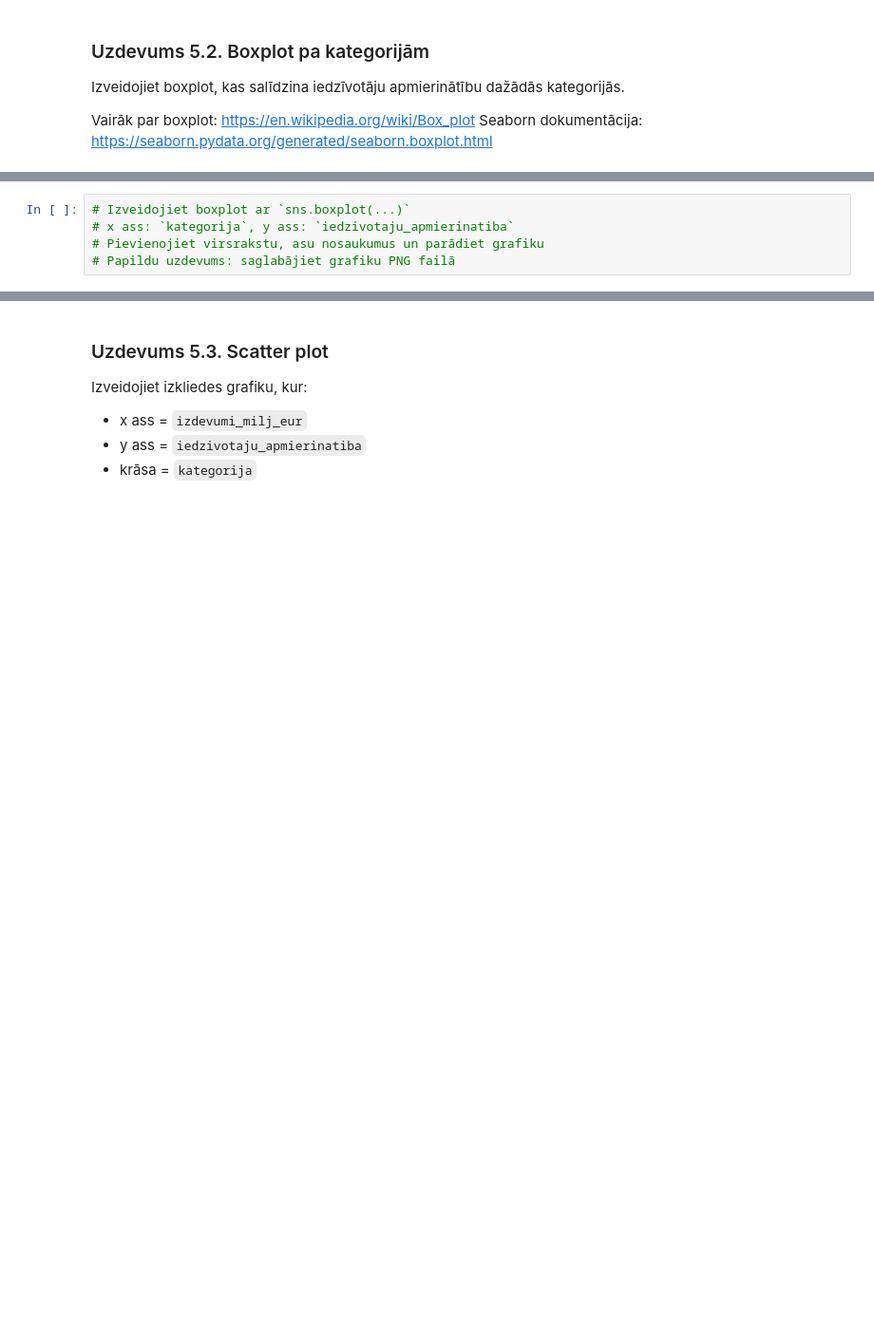
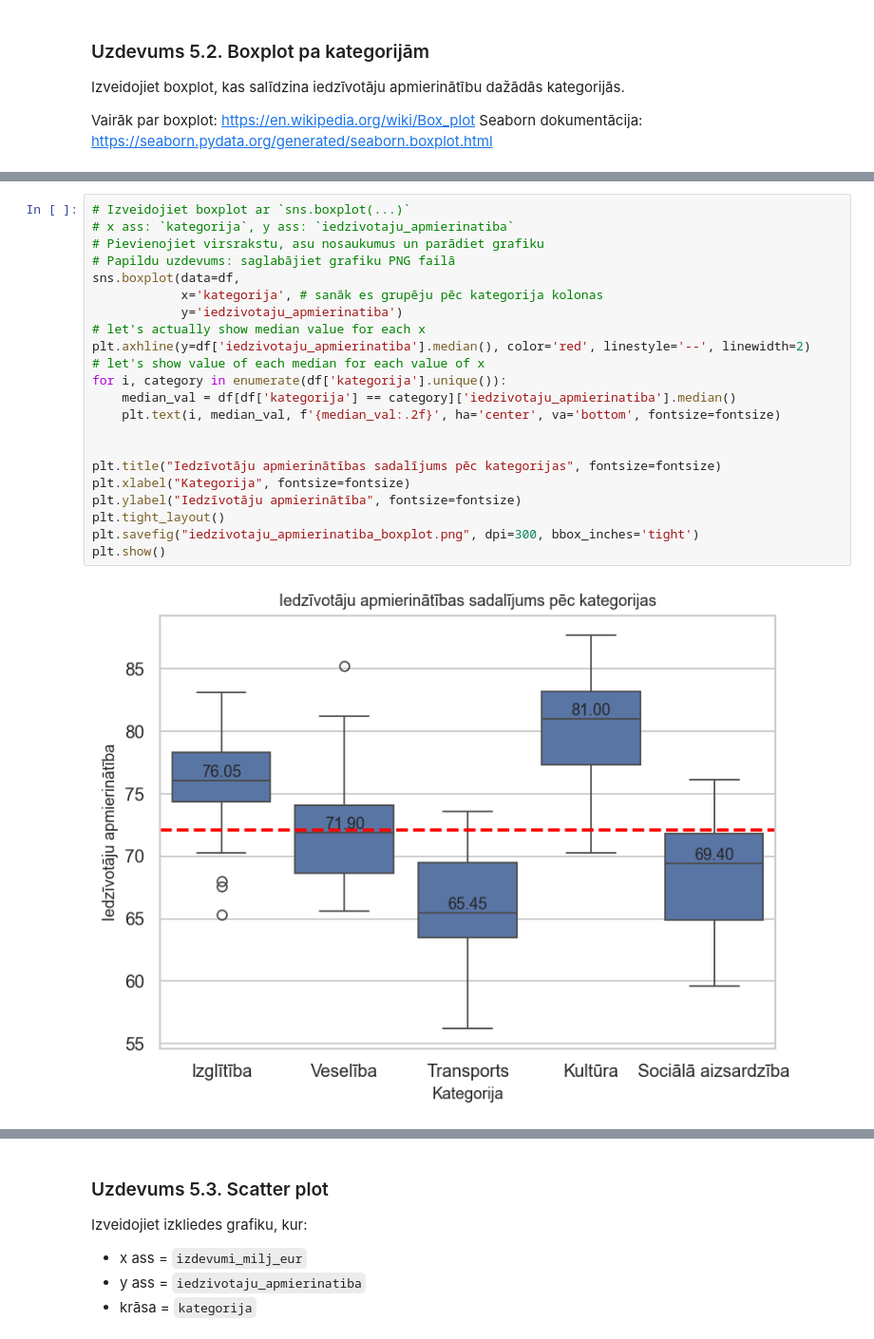
Before and after one commit to ValRCS/RTU_Digitalas_Prasmes_Excel_VBA_Python, a Jupyter notebook: notebooks/python_vizualizacija_student_lv_clear.ipynb, the cells around one changed output, grey strips where cells are left out. Shown at 95% size. Drawn from its saved outputs; the diff is of its cells as text; blank space fills up the shorter version.

```diff
--- a/notebooks/python_vizualizacija_student_lv_clear.ipynb
+++ b/notebooks/python_vizualizacija_student_lv_clear.ipynb
@@ -546,5 +659,24 @@ Seaborn dokumentācija: https://seaborn.pydata.org/generated/seaborn.boxplot.htm
 # %%
 # Izveidojiet boxplot ar `sns.boxplot(...)`
 # x ass: `kategorija`, y ass: `iedzivotaju_apmierinatiba`
 # Pievienojiet virsrakstu, asu nosaukumus un parādiet grafiku
 # Papildu uzdevums: saglabājiet grafiku PNG failā
+sns.boxplot(data=df,
+            x='kategorija', # sanāk es grupēju pēc kategorija kolonas
+            y='iedzivotaju_apmierinatiba')
+# let's actually show median value for each x
+plt.axhline(y=df['iedzivotaju_apmierinatiba'].median(), color='red', linestyle='--', linewidth=2)
+# let's show value of each median for each value of x
+for i, category in enumerate(df['kategorija'].unique()):
+    median_val = df[df['kategorija'] == category]['iedzivotaju_apmierinatiba'].median()
+    plt.text(i, median_val, f'{median_val:.2f}', ha='center', va='bottom', fontsize=fontsize)
+
+
+plt.title("Iedzīvotāju apmierinātības sadalījums pēc kategorijas", fontsize=fontsize)
+plt.xlabel("Kategorija", fontsize=fontsize)
+plt.ylabel("Iedzīvotāju apmierinātība", fontsize=fontsize)
+plt.tight_layout()
+plt.savefig("iedzivotaju_apmierinatiba_boxplot.png", dpi=300, bbox_inches='tight')
+plt.show()
+# %% [output]
+[figure, added]
```
Also changed, not shown: parts of 14 cells of this notebook, 5 other files.
